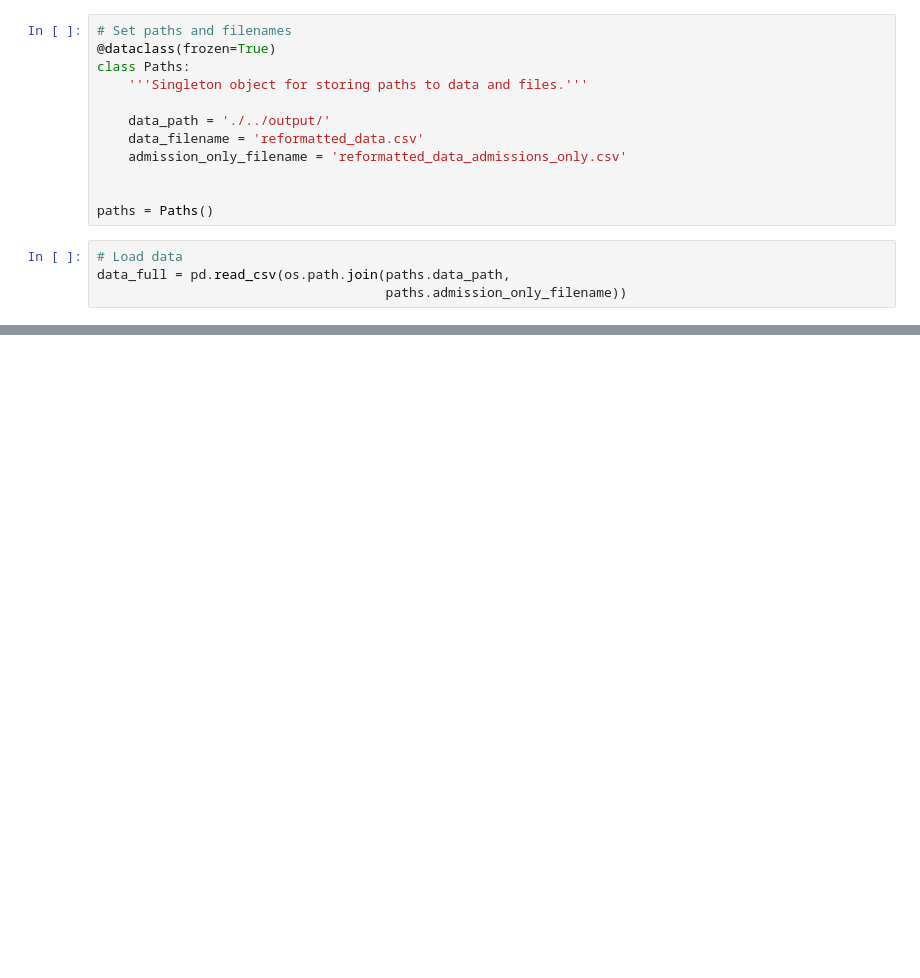
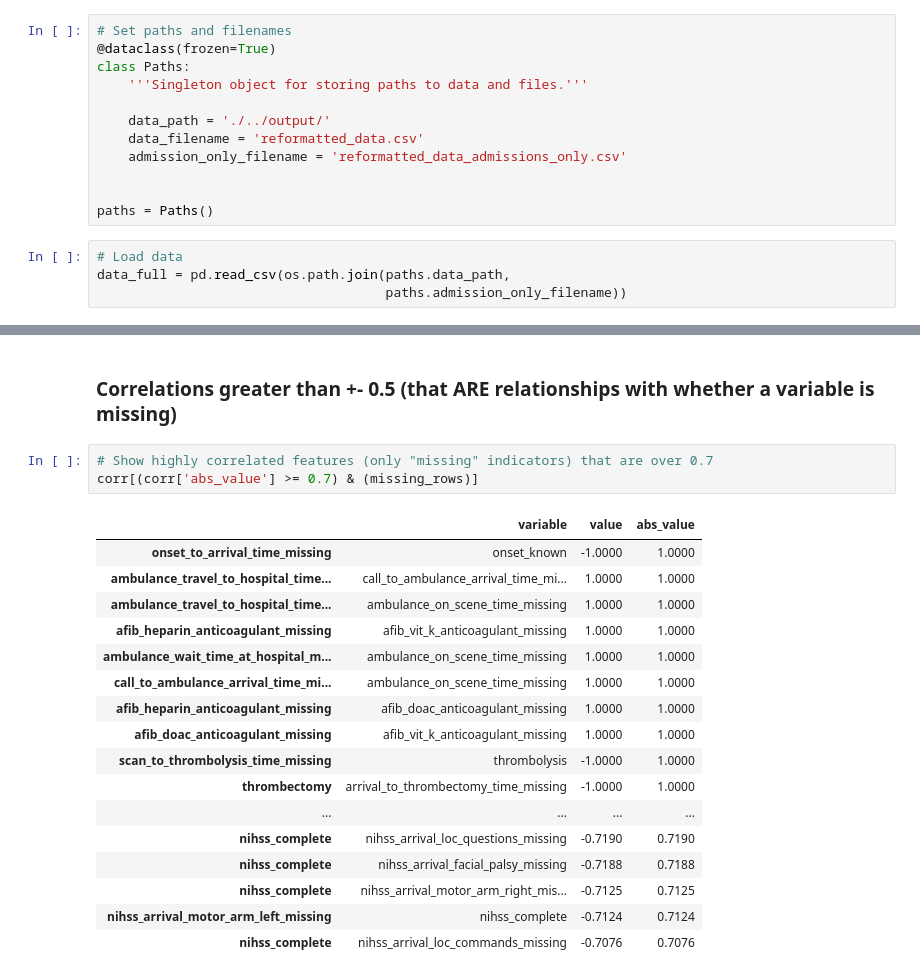
Before and after one commit to samuel-book/samuel_2_data_prep, a Jupyter notebook: descriptive_statistics/sam1_correlations.ipynb, the cells around one changed output, grey strips where cells are left out. Drawn from its saved outputs; the diff is of its cells as text; blank space fills up the shorter version.

```diff
--- a/descriptive_statistics/sam1_correlations.ipynb
+++ b/descriptive_statistics/sam1_correlations.ipynb
@@ -186,0 +232,23 @@ cov[cov['r-squared'] > 0.5]
+# %% [markdown]
+### Correlations greater than +- 0.5 (that ARE relationships with whether a variable is missing)
+# %%
+# Show highly correlated features (only "missing" indicators) that are over 0.7
+corr[(corr['abs_value'] >= 0.7) & (missing_rows)]
+# %% [output]
+|  | variable | value | abs_value |
+| onset_to_arrival_time_missing | onset_known | -1.0000 | 1.0000 |
+| ambulance_travel_to_hospital_time... | call_to_ambulance_arrival_time_mi... | 1.0000 | 1.0000 |
+| ambulance_travel_to_hospital_time... | ambulance_on_scene_time_missing | 1.0000 | 1.0000 |
+| afib_heparin_anticoagulant_missing | afib_vit_k_anticoagulant_missing | 1.0000 | 1.0000 |
+| ambulance_wait_time_at_hospital_m... | ambulance_on_scene_time_missing | 1.0000 | 1.0000 |
+| call_to_ambulance_arrival_time_mi... | ambulance_on_scene_time_missing | 1.0000 | 1.0000 |
+| afib_heparin_anticoagulant_missing | afib_doac_anticoagulant_missing | 1.0000 | 1.0000 |
+| afib_doac_anticoagulant_missing | afib_vit_k_anticoagulant_missing | 1.0000 | 1.0000 |
+| scan_to_thrombolysis_time_missing | thrombolysis | -1.0000 | 1.0000 |
+| thrombectomy | arrival_to_thrombectomy_time_missing | -1.0000 | 1.0000 |
+| ... | ... | ... | ... |
+| nihss_complete | nihss_arrival_loc_questions_missing | -0.7190 | 0.7190 |
+| nihss_complete | nihss_arrival_facial_palsy_missing | -0.7188 | 0.7188 |
+| nihss_complete | nihss_arrival_motor_arm_right_mis... | -0.7125 | 0.7125 |
+| nihss_arrival_motor_arm_left_missing | nihss_complete | -0.7124 | 0.7124 |
+| nihss_complete | nihss_arrival_loc_commands_missing | -0.7076 | 0.7076 |
```
Also changed, not shown: parts of 39 cells of this notebook.
